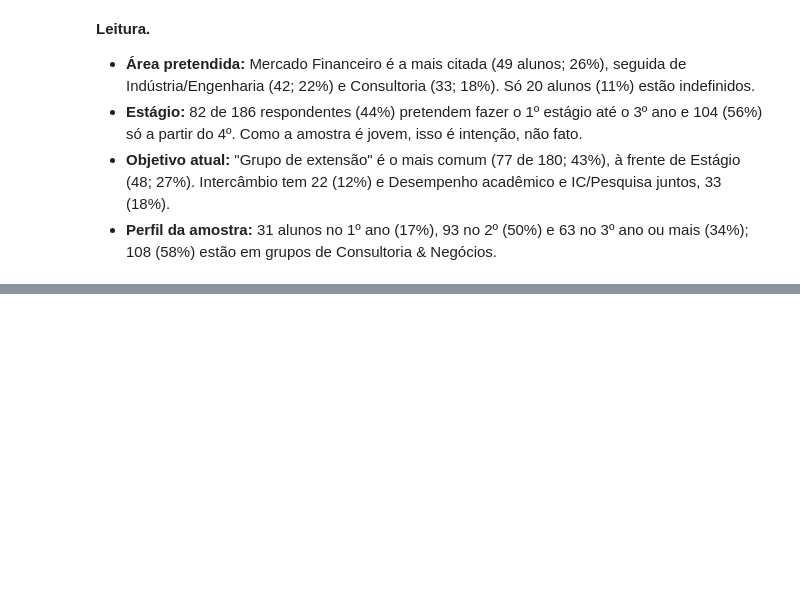
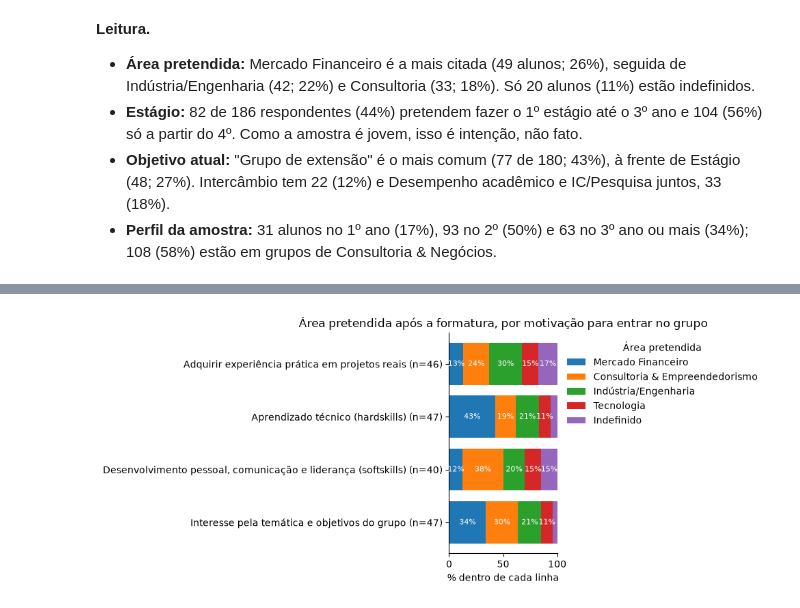
Before and after one commit to psallescard/estudo-grupos-de-extensao, a Jupyter notebook: notebooks/02_Carreira_Trajetoria_Objetivos.ipynb, the cells around one changed output, grey strips where cells are left out. Saved outputs shown, nothing was run; the diff lists cells and outputs as text; code cells hidden in the pictures; blank space fills up the shorter version.

```diff
--- a/notebooks/02_Carreira_Trajetoria_Objetivos.ipynb
+++ b/notebooks/02_Carreira_Trajetoria_Objetivos.ipynb
@@ -124,0 +256,8 @@ plot_category_distribution(df, [("area_pretendida", "(a) Área pretendida após
+# %%
+p2_sample = analysis_sample(df, ["motivacao_grupo", "area_grupo"], exclude={"motivacao_grupo": ["Outros"]})
+p2_observed, p2_result = chi_square_association(p2_sample, "motivacao_grupo", "area_grupo")
+p2_observed.to_csv(TAB_DIR / "f3_tab08_p2_motivacao_x_area.csv")
+p2_result.to_csv(TAB_DIR / "f3_tab09_p2_qui_quadrado.csv")
+display(p2_observed)
+display(row_percentages(p2_observed))
+p2_result
@@ -124,0 +285,7 @@ plot_category_distribution(df, [("area_pretendida", "(a) Área pretendida após
+# %%
+p2_residuals = standardized_residuals(p2_observed)
+p2_residuals.to_csv(TAB_DIR / "f3_tab10_p2_residuos.csv")
+display(p2_residuals)
+plot_stacked_shares(p2_observed, "Área pretendida após a formatura, por motivação para entrar no grupo",
+                    "Área pretendida", FIG_DIR / "f3_fig04_p2_area_por_motivacao.png")
+# %% [output]
@@ -124,0 +298 @@ plot_category_distribution(df, [("area_pretendida", "(a) Área pretendida após
+[figure, added]
```
Also changed, not shown: parts of 10 cells of this notebook, 11 other files.
